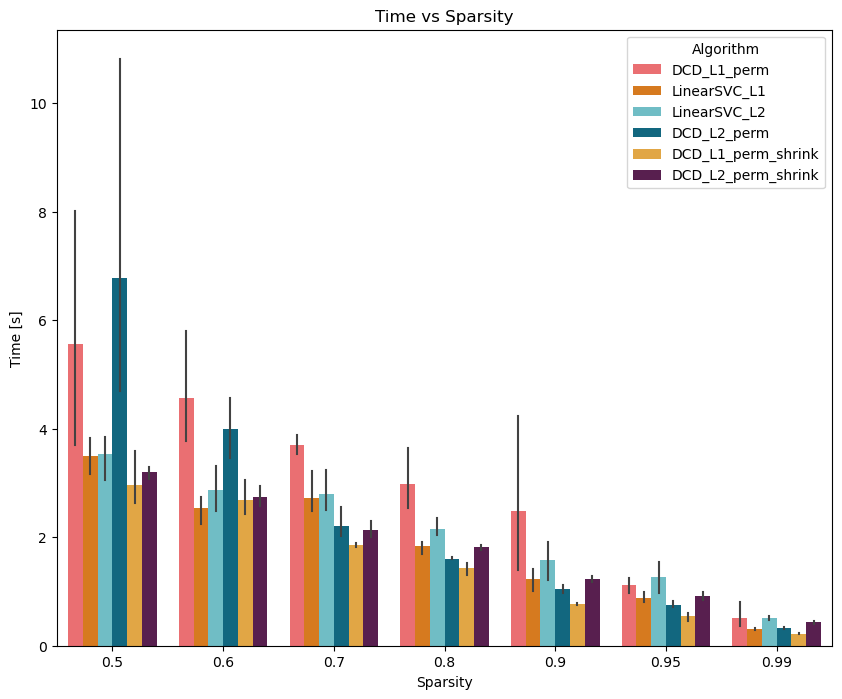
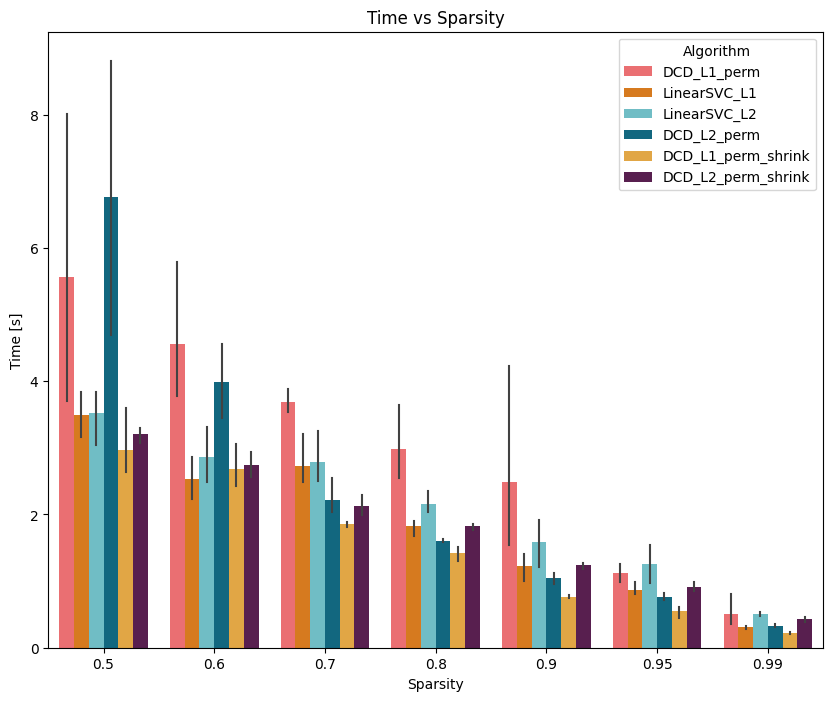
The change to this notebook cell's code, shown as a diff; its figure went from the first image to the second:
--- before
+++ after
@@ -1,4 +1,12 @@
+plot_data = phase4[phase4["method"] != "SVC_linear"]
+
 plt.figure(figsize=(10,8))
-sns.barplot(data=phase4[phase4["method"] != "SVC_linear"], x="sparsity", y="time_s", hue="method", palette=METHOD_COLORS, err_kws={"linewidth" : 1.5})
+sns.barplot(data=plot_data,
+            x="sparsity", 
+            y="time_s", 
+            hue="method", 
+            palette=METHOD_COLORS, 
+            err_kws={"linewidth" : 1.5}
+            )
 plt.legend(title="Algorithm", loc="upper right")
 plt.xlabel("Sparsity")

Commit: visualisations update